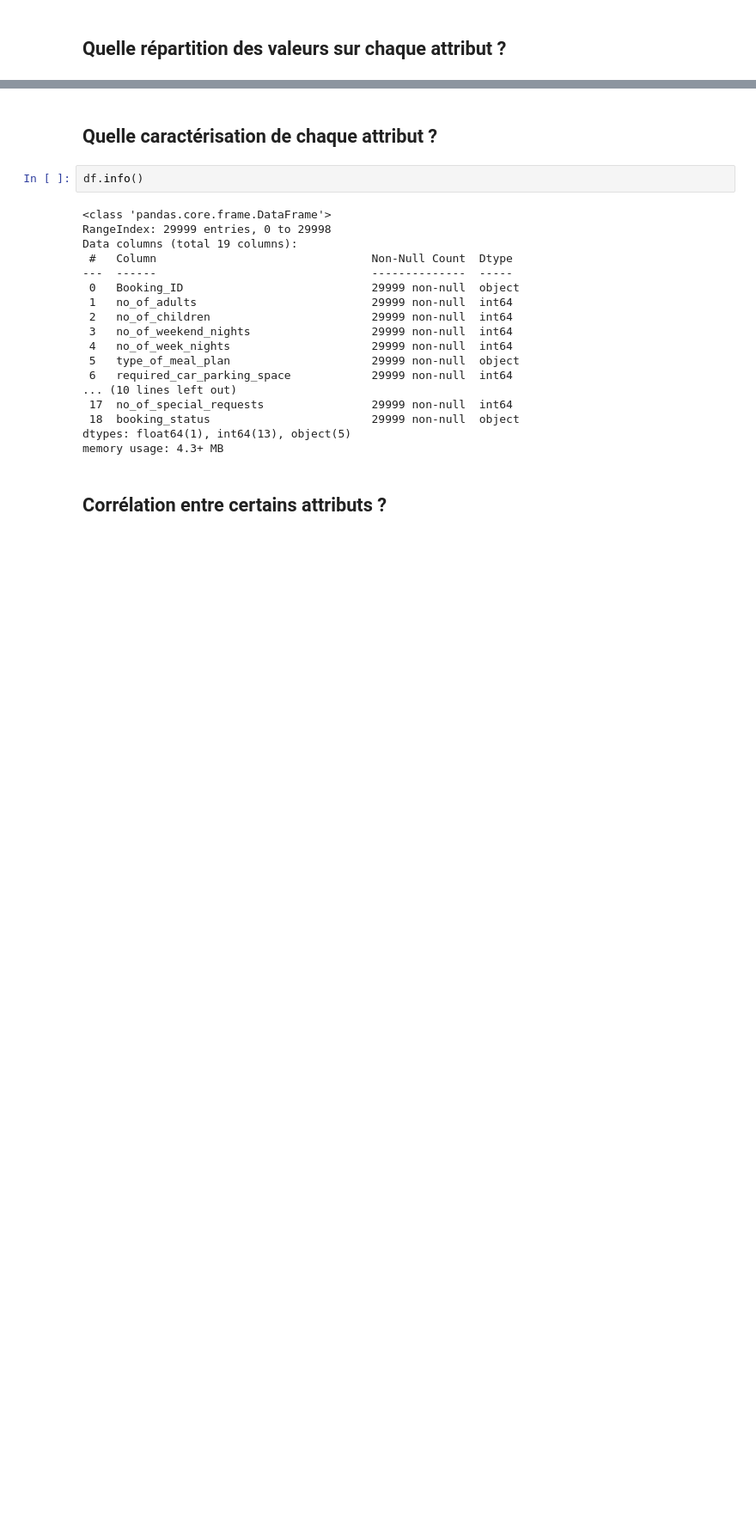
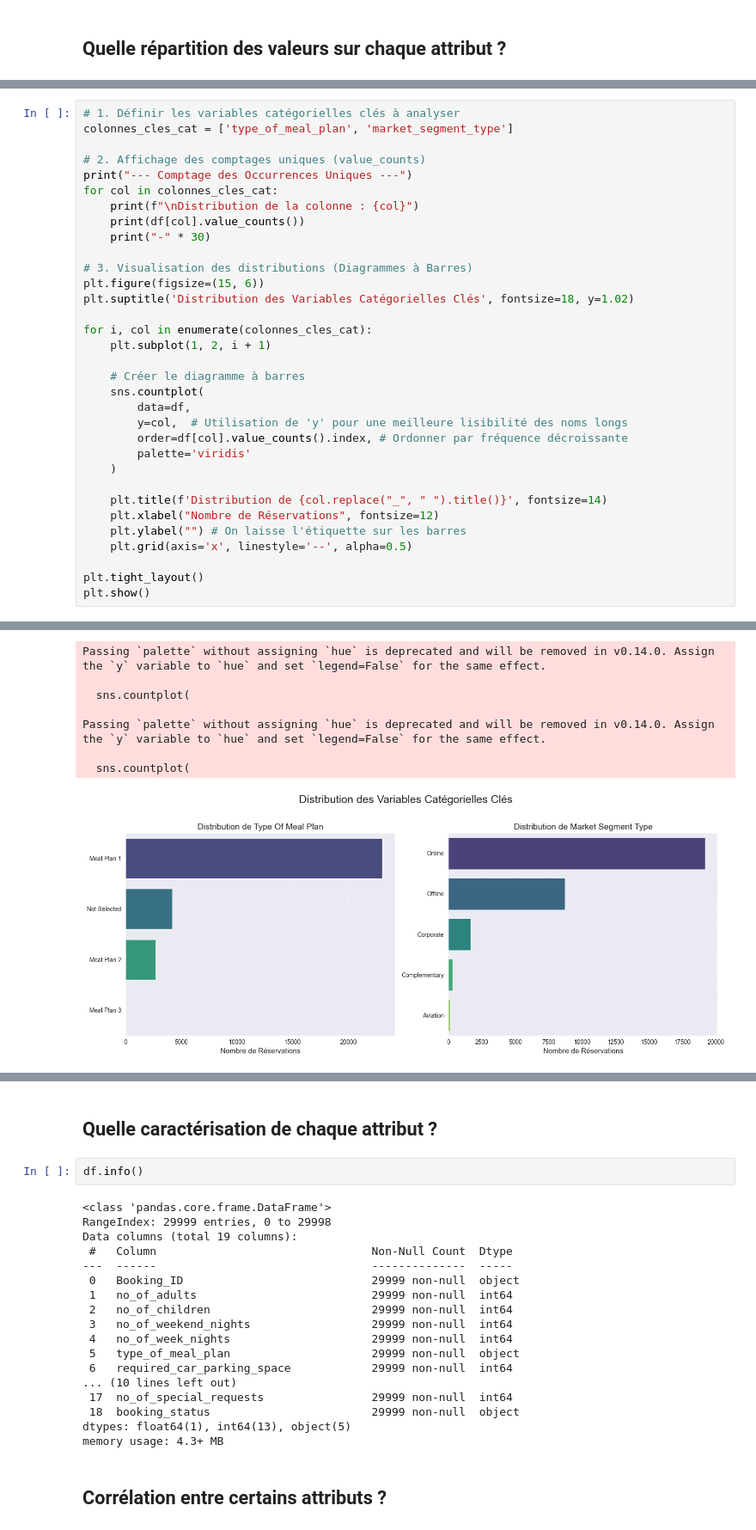
Before and after one commit to AD99i/hotel_booking, a Jupyter notebook: TP10 - Machine Learning avec Python.ipynb, the cells around one changed output, grey strips where cells are left out. Shown at 86% size. Drawn from its saved outputs; the diff is of its cells as text; blank space fills up the shorter version.

```diff
--- a/TP10 - Machine Learning avec Python.ipynb
+++ b/TP10 - Machine Learning avec Python.ipynb
@@ -163,0 +321,34 @@ df.describe()
+# %%
+# 1. Définir les variables catégorielles clés à analyser
+colonnes_cles_cat = ['type_of_meal_plan', 'market_segment_type']
+
+# 2. Affichage des comptages uniques (value_counts)
+print("--- Comptage des Occurrences Uniques ---")
+for col in colonnes_cles_cat:
+    print(f"\nDistribution de la colonne : {col}")
+    print(df[col].value_counts())
+    print("-" * 30)
+
+# 3. Visualisation des distributions (Diagrammes à Barres)
+plt.figure(figsize=(15, 6))
+plt.suptitle('Distribution des Variables Catégorielles Clés', fontsize=18, y=1.02)
+
+for i, col in enumerate(colonnes_cles_cat):
+    plt.subplot(1, 2, i + 1)
+
+    # Créer le diagramme à barres
+    sns.countplot(
+        data=df,
+        y=col,  # Utilisation de 'y' pour une meilleure lisibilité des noms longs
+        order=df[col].value_counts().index, # Ordonner par fréquence décroissante
+        palette='viridis'
+    )
+
+    plt.title(f'Distribution de {col.replace("_", " ").title()}', fontsize=14)
+    plt.xlabel("Nombre de Réservations", fontsize=12)
+    plt.ylabel("") # On laisse l'étiquette sur les barres
+    plt.grid(axis='x', linestyle='--', alpha=0.5)
+
+plt.tight_layout()
+plt.show()
+# %% [output]
@@ -163,0 +375,8 @@ df.describe()
+Passing `palette` without assigning `hue` is deprecated and will be removed in v0.14.0. Assign the `y` variable to `hue` and set `legend=False` for the same effect.
+
+  sns.countplot(
+
+Passing `palette` without assigning `hue` is deprecated and will be removed in v0.14.0. Assign the `y` variable to `hue` and set `legend=False` for the same effect.
+
+  sns.countplot(
+[figure, added]
```
Also changed, not shown: parts of 39 cells of this notebook, 1 other file.
